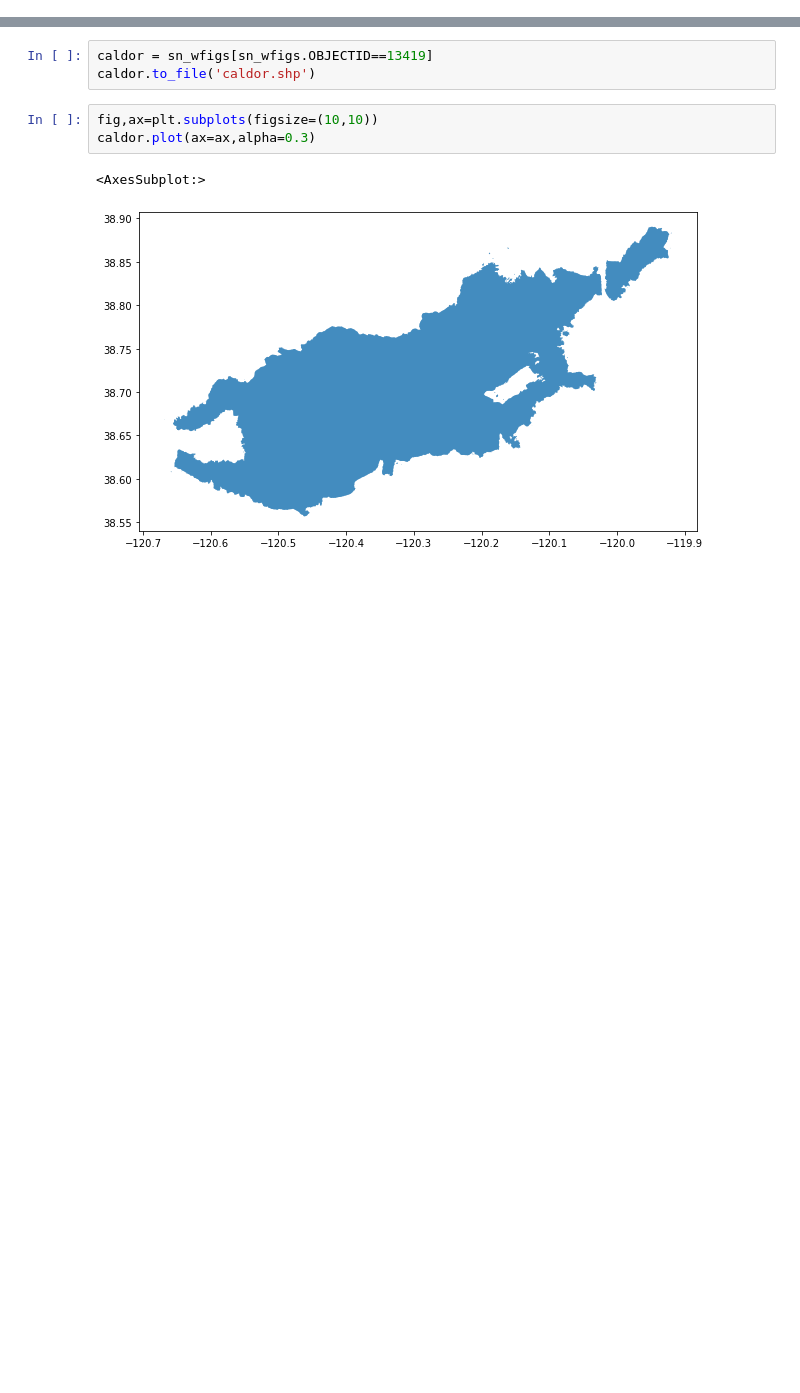
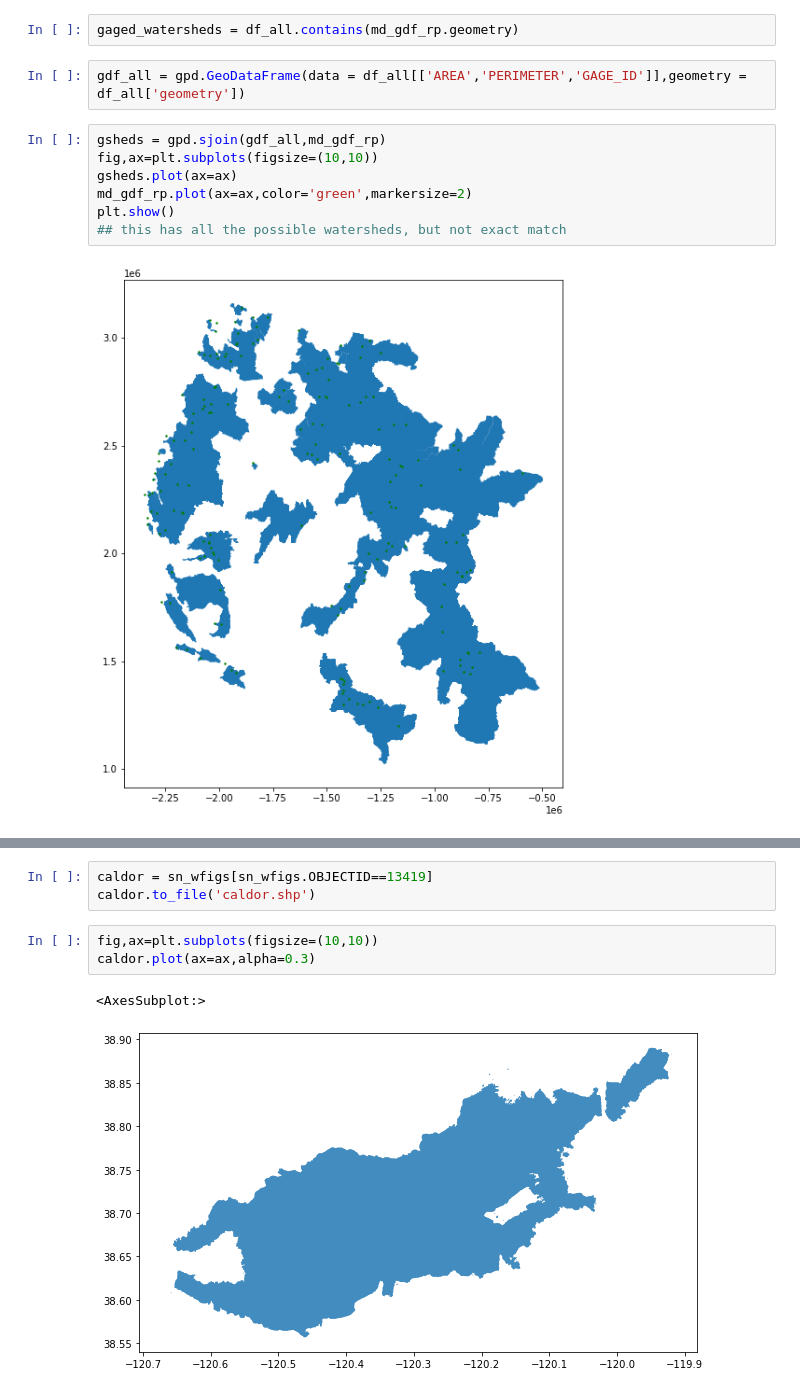
Before and after one commit to mariannecowherd/pe_snow_fires, a Jupyter notebook: scripts/buredn_area.ipynb, the cells around one changed output, grey strips where cells are left out. Saved outputs shown, nothing was run; the diff lists cells and outputs as text; blank space fills up the shorter version.

```diff
--- a/scripts/buredn_area.ipynb
+++ b/scripts/buredn_area.ipynb
@@ -28,0 +48,13 @@ wfigs = gpd.read_file(data_dir + 'InteragencyPerimeters2021/FH_Perimeter.shp')
+# %%
+gaged_watersheds = df_all.contains(md_gdf_rp.geometry)
+# %%
+gdf_all = gpd.GeoDataFrame(data = df_all[['AREA','PERIMETER','GAGE_ID']],geometry = df_all['geometry'])
+# %%
+gsheds = gpd.sjoin(gdf_all,md_gdf_rp)
+fig,ax=plt.subplots(figsize=(10,10))
+gsheds.plot(ax=ax)
+md_gdf_rp.plot(ax=ax,color='green',markersize=2)
+plt.show()
+## this has all the possible watersheds, but not exact match
+# %% [output]
+[figure, added]
```
Also changed, not shown: parts of 20 cells of this notebook, 3 other files.
